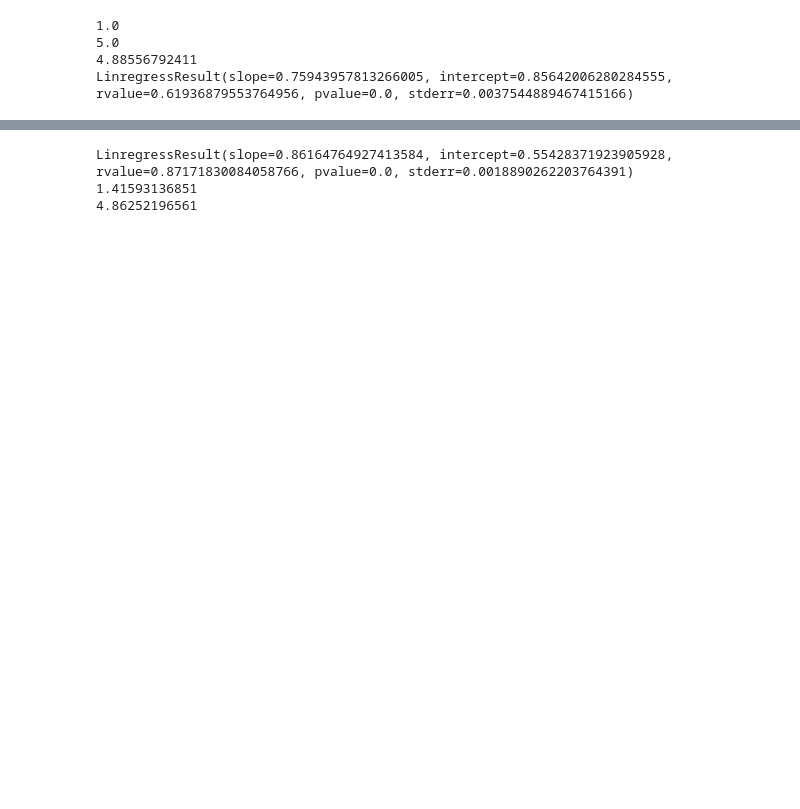
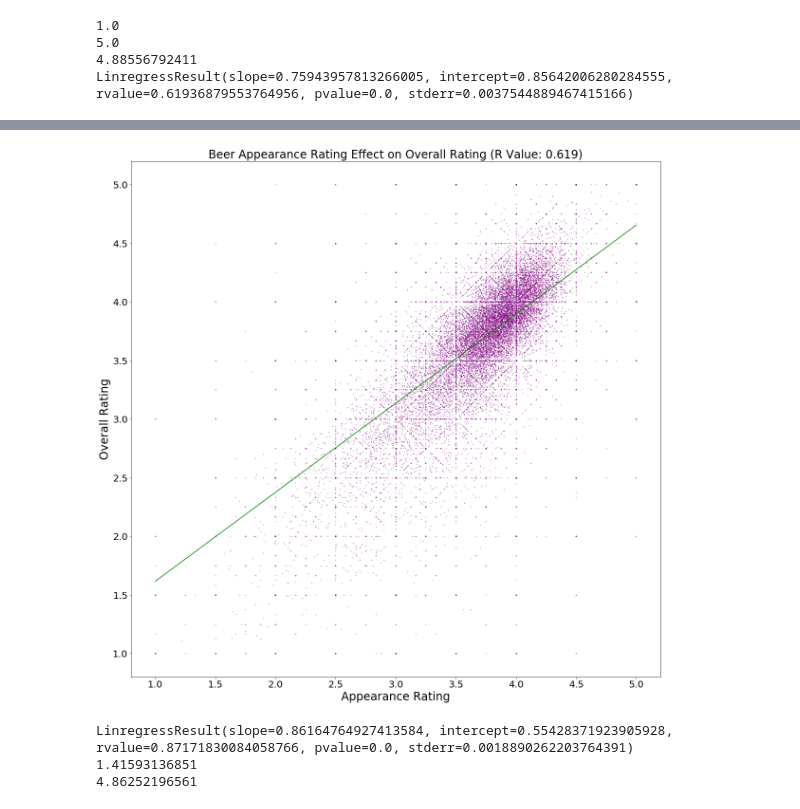
Before and after one commit to kreitlerj/Beer-Data-Project, a Jupyter notebook: Scatters_Lingwall.ipynb, the cells around one changed output, grey strips where cells are left out. Cells and saved outputs as stored; diff of their text form; code cells hidden in the pictures; blank space fills up the shorter version.

```diff
--- a/Scatters_Lingwall.ipynb
+++ b/Scatters_Lingwall.ipynb
@@ -160,3 +191,21 @@ plt.show()
+# %%
+plt.figure(figsize=(20,20))
+r = numpy.round(ar[2], 3)
+
+plt.title(f'Beer Appearance Rating Effect on Overall Rating (R Value: {r})', fontsize=24)
+plt.xlabel('Appearance Rating', fontsize=24)
+plt.ylabel('Overall Rating', fontsize=24)
+plt.xticks(fontsize=20)
+plt.yticks(fontsize=20)
+plt.scatter(beer_df['review_appearance'], beer_df['review_overall'], s=.5, alpha=.7, color='purple')
+#beer_df.plot.scatter('review_appearance', 'review_overall', s=.1, alpha=.4, color='purple' )
+
+plt.plot([app_min, app_max],[a1,a2], 'g-') #this way?
+plt.savefig('appearance.png', bbox_inches="tight")
+
+plt.show()
+# %% [output]
+[figure, added]
 # %%
 #taste
 taste = br[['review_taste','review_overall']]
```
Also changed, not shown: parts of 11 cells of this notebook, 10 other files.
